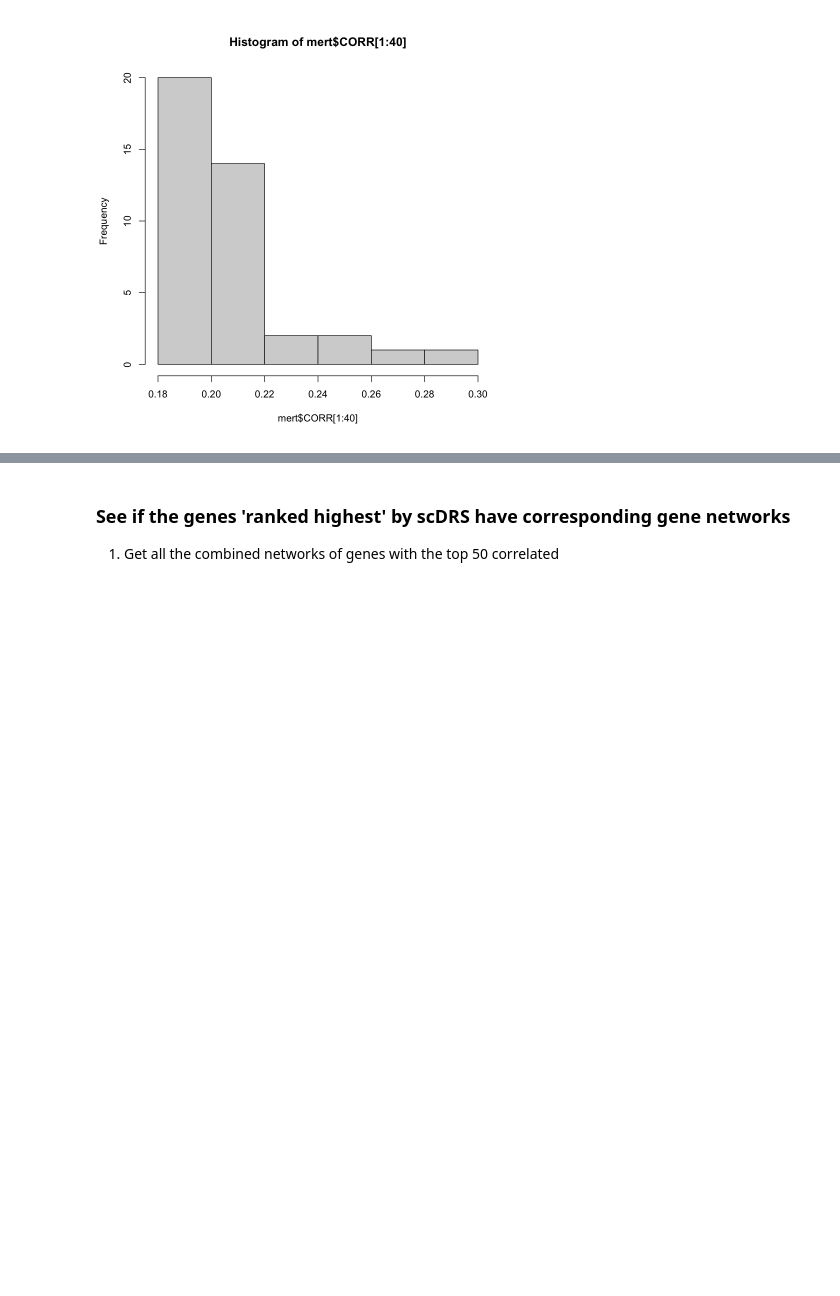
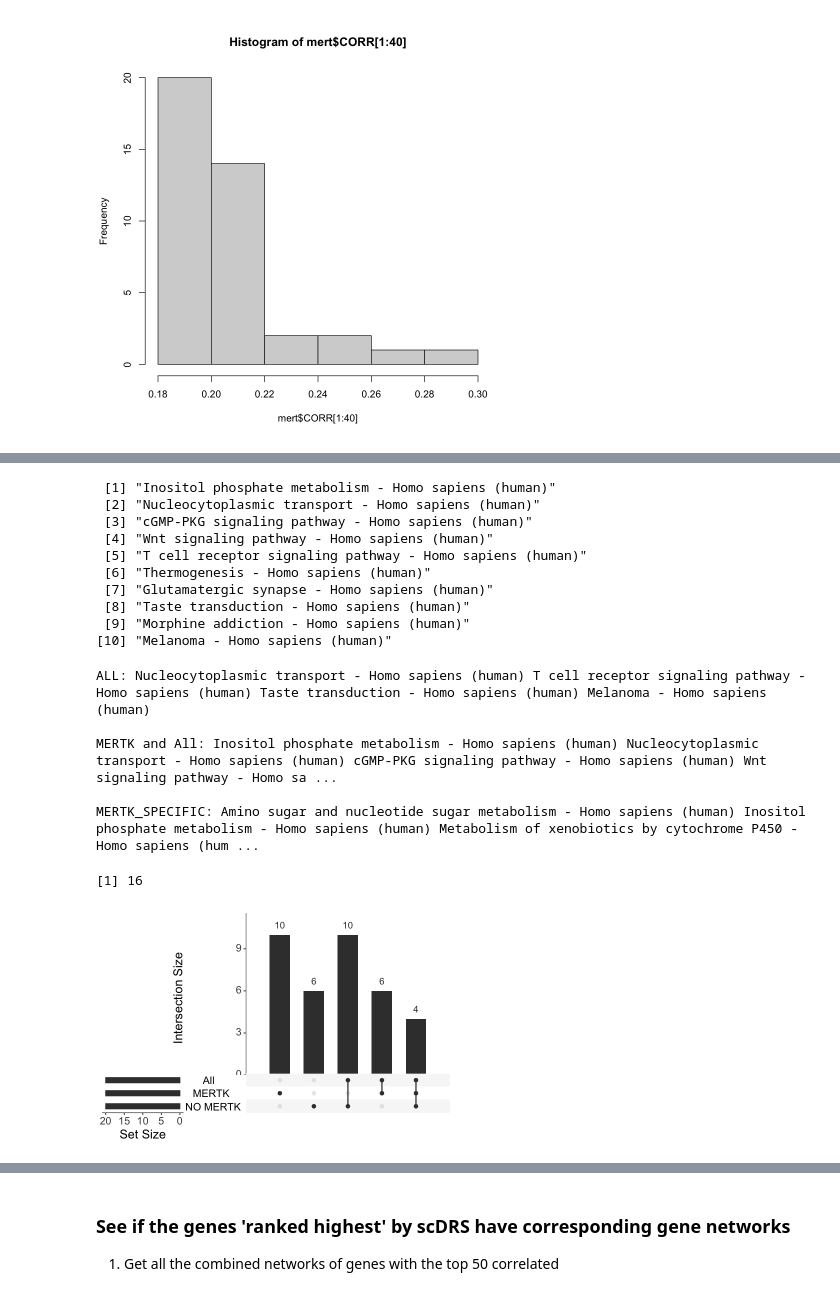
Before and after one commit to fanzhanglab/SCRNA-GWAS-Benchmarking, a Jupyter notebook: analysis/0A_Tool_Benchmarking/Genes/MERTK+_NK_geneanalysis.ipynb, the cells around one changed output, grey strips where cells are left out. Cells and saved outputs as stored; diff of their text form; code cells hidden in the pictures; blank space fills up the shorter version.

```diff
--- a/analysis/0A_Tool_Benchmarking/Genes/MERTK+_NK_geneanalysis.ipynb
+++ b/analysis/0A_Tool_Benchmarking/Genes/MERTK+_NK_geneanalysis.ipynb
@@ -67,0 +181,21 @@ path <- path[path$V1 %in% shared | path$V2 %in% shared,]
+# %%
+# get the names of the pathways from their ids
+
+path_descs = c(); path_names = c()
+for (path in setdiff(colnames(paths), "V1")) {
+    print(path)
+    pathway_info <- keggGet(path)
+    #print(pathway_info)
+    if (length(pathway_info) > 0) {
+        path_descs = c(path_descs, pathway_info[[1]]$DESCRIPTION)
+        path_names = c(path_names, pathway_info[[1]]$NAME)
+  } else {
+    path_descs = c(path_descs, "PATH_NOT_FOUND")
+    path_names = c(path_names, "PATH_NOT_FOUND")
+  }
+}
+
+
+length(path_descs)
+length(path_names)
+path_names[1:5]
@@ -67,0 +227,3 @@ path <- path[path$V1 %in% shared | path$V2 %in% shared,]
+# %%
+pathway_df = data.table("ID"=setdiff(colnames(paths), "V1"), "Name"=path_names)
+pathway_df[1:3,]
@@ -67,0 +258,38 @@ path <- path[path$V1 %in% shared | path$V2 %in% shared,]
+# %%
+# Compare the pathways called by MERTK, ALL, Non-MERTK
+
+all_path = pathway_df[pathway_df$ID %in% path_sums$Path[1:20],]$Name
+
+mertk_path = pathway_df[pathway_df$ID %in% path_sums_mertk$Path[1:20],]$Name
+
+nomertk_path = pathway_df[pathway_df$ID %in% path_sums_nomertk$Path[1:20],]$Name
+
+intersect(all_path, mertk_path)
+library(UpSetR)
+options(repr.plot.height=4, repr.plot.width=6)
+upset(fromList(list("All"=all_path, "MERTK"=mertk_path, "NO MERTK"=nomertk_path)), nsets=3, text.scale=1.8)
+
+cat("ALL:", intersect(mertk_path, intersect(all_path, nomertk_path)))
+
+cat("\n\nMERTK and All:", intersect(mertk_path,  all_path))
+
+cat("\n\nMERTK_SPECIFIC:", setdiff(mertk_path,  nomertk_path))
+length(setdiff(mertk_path,  nomertk_path))
+# %% [output]
+ [1] "Inositol phosphate metabolism - Homo sapiens (human)"
+ [2] "Nucleocytoplasmic transport - Homo sapiens (human)"
+ [3] "cGMP-PKG signaling pathway - Homo sapiens (human)"
+ [4] "Wnt signaling pathway - Homo sapiens (human)"
+ [5] "T cell receptor signaling pathway - Homo sapiens (human)"
+ [6] "Thermogenesis - Homo sapiens (human)"
+ [7] "Glutamatergic synapse - Homo sapiens (human)"
+ [8] "Taste transduction - Homo sapiens (human)"
+ [9] "Morphine addiction - Homo sapiens (human)"
+[10] "Melanoma - Homo sapiens (human)"
+ALL: Nucleocytoplasmic transport - Homo sapiens (human) T cell receptor signaling pathway - Homo sapiens (human) Taste transduction - Homo sapiens (human) Melanoma - Homo sapiens (human)
+
+MERTK and All: Inositol phosphate metabolism - Homo sapiens (human) Nucleocytoplasmic transport - Homo sapiens (human) cGMP-PKG signaling pathway - Homo sapiens (human) Wnt signaling pathway - Homo sa ...
+
+MERTK_SPECIFIC: Amino sugar and nucleotide sugar metabolism - Homo sapiens (human) Inositol phosphate metabolism - Homo sapiens (human) Metabolism of xenobiotics by cytochrome P450 - Homo sapiens (hum ...
+[1] 16
+[figure, added]
```
Also changed, not shown: parts of 16 cells of this notebook, 1 other file.
